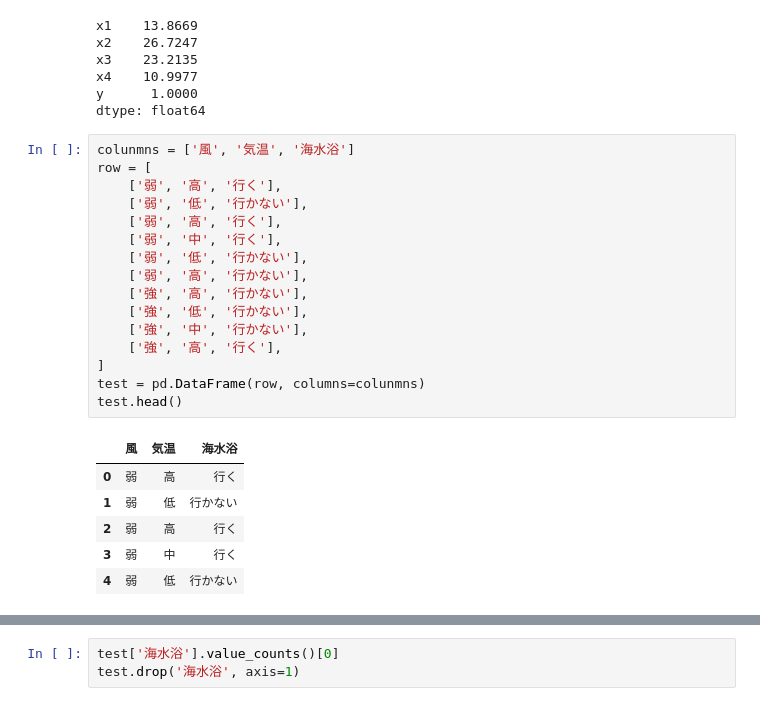
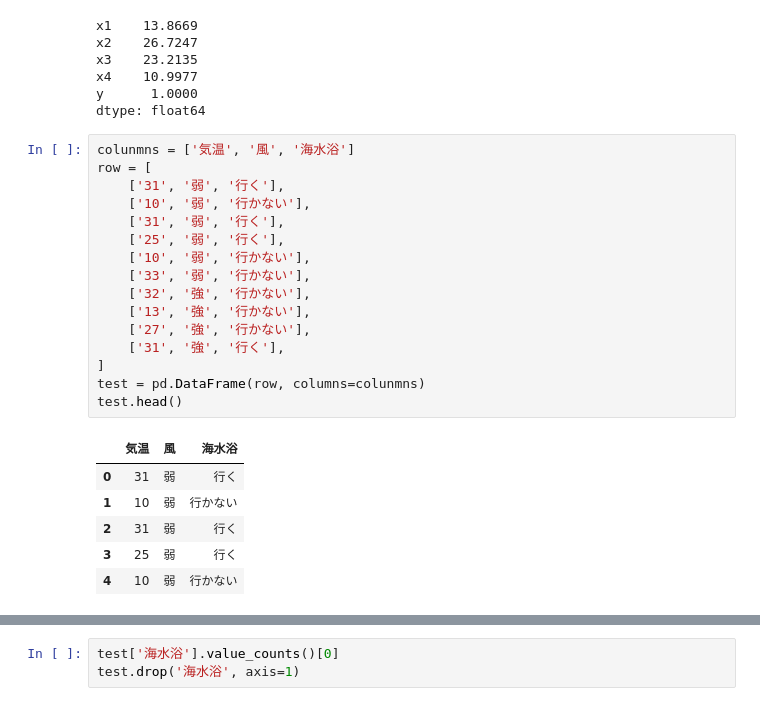
Before and after one commit to kaneshirok/tree, a Jupyter notebook: 決定木実装会.ipynb, the cells around one changed output, grey strips where cells are left out. Drawn from its saved outputs; the diff is of its cells as text.

```diff
--- a/決定木実装会.ipynb
+++ b/決定木実装会.ipynb
@@ -54,27 +54,27 @@ x4    10.9977
 y      1.0000
 dtype: float64
 # %%
-colunmns = ['風', '気温', '海水浴']
+colunmns = ['気温', '風', '海水浴']
 row = [
-    ['弱', '高', '行く'],
-    ['弱', '低', '行かない'],
-    ['弱', '高', '行く'],
-    ['弱', '中', '行く'],
-    ['弱', '低', '行かない'],
-    ['弱', '高', '行かない'],
-    ['強', '高', '行かない'],
-    ['強', '低', '行かない'],
-    ['強', '中', '行かない'],
-    ['強', '高', '行く'],
+    ['31', '弱', '行く'],
+    ['10', '弱', '行かない'],
+    ['31', '弱', '行く'],
+    ['25', '弱', '行く'],
+    ['10', '弱', '行かない'],
+    ['33', '弱', '行かない'],
+    ['32', '強', '行かない'],
+    ['13', '強', '行かない'],
+    ['27', '強', '行かない'],
+    ['31', '強', '行く'],
 ]
 test = pd.DataFrame(row, columns=colunmns)
 test.head()
 # %% [output]
-|  | 風 | 気温 | 海水浴 |
-| 0 | 弱 | 高 | 行く |
-| 1 | 弱 | 低 | 行かない |
-| 2 | 弱 | 高 | 行く |
-| 3 | 弱 | 中 | 行く |
-| 4 | 弱 | 低 | 行かない |
+|  | 気温 | 風 | 海水浴 |
+| 0 | 31 | 弱 | 行く |
+| 1 | 10 | 弱 | 行かない |
+| 2 | 31 | 弱 | 行く |
+| 3 | 25 | 弱 | 行く |
+| 4 | 10 | 弱 | 行かない |
 # %%
 le = preprocessing.LabelEncoder()
```
Also changed, not shown: parts of 3 cells of this notebook.
